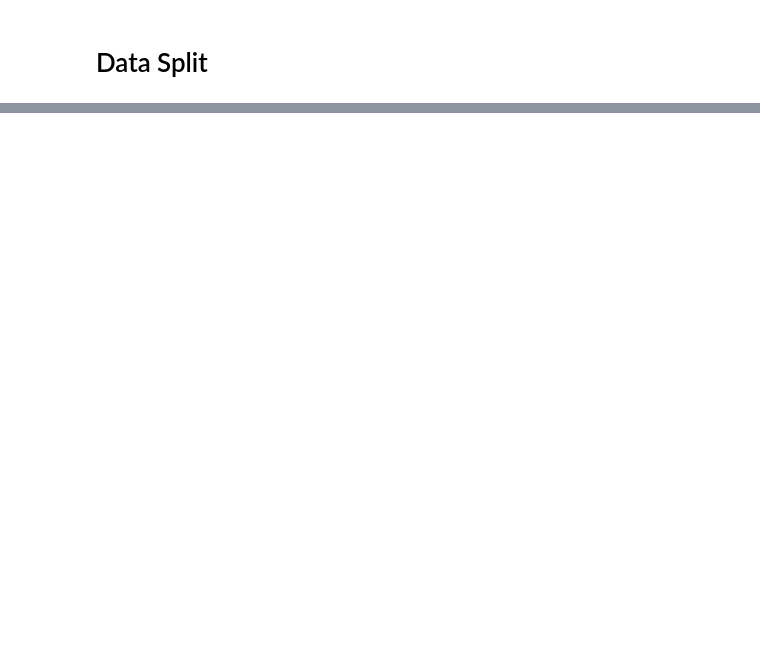
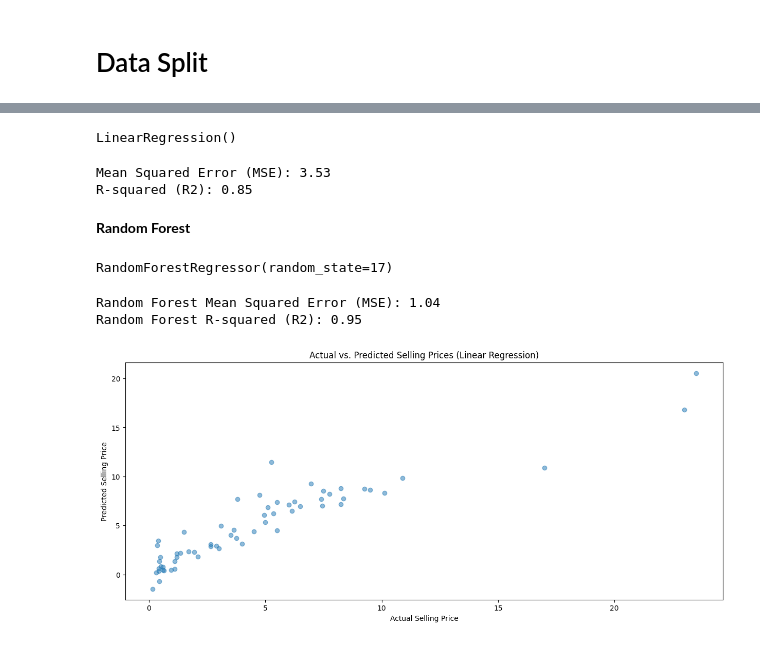
Before and after one commit to tanvirulislam912/OIBSIP, a Jupyter notebook: car-price-prediction.ipynb, the cells around one changed output, grey strips where cells are left out. Drawn from its saved outputs; the diff is of its cells as text; code cells hidden in the pictures; blank space fills up the shorter version.

```diff
--- a/car-price-prediction.ipynb
+++ b/car-price-prediction.ipynb
@@ -326,0 +323,2 @@ y.head()
+# %%
+X_train, X_test, Y_train, Y_test = train_test_split(X, Y, test_size = 0.2, random_state=42)
@@ -326,0 +343,50 @@ y.head()
+# %%
+model = LinearRegression()
+model.fit(X_train, Y_train)
+# %% [output]
+LinearRegression()
+# %%
+
+model = LinearRegression()
+model.fit(X_train, Y_train)
+
+
+Y_pred = model.predict(X_test)
+
+
+mse = mean_squared_error(Y_test, Y_pred)
+r2 = r2_score(Y_test, Y_pred)
+
+print(f"Mean Squared Error (MSE): {mse:.2f}")
+print(f"R-squared (R2): {r2:.2f}")
+# %% [output]
+Mean Squared Error (MSE): 3.53
+R-squared (R2): 0.85
+# %% [markdown]
+**Random Forest**
+# %%
+from sklearn.ensemble import RandomForestRegressor
+rf_model = RandomForestRegressor(random_state=17)
+rf_model.fit(X_train, Y_train)
+# %% [output]
+RandomForestRegressor(random_state=17)
+# %%
+rf_Y_pred = rf_model.predict(X_test)
+
+
+rf_mse = mean_squared_error(Y_test, rf_Y_pred)
+rf_r2 = r2_score(Y_test, rf_Y_pred)
+print(f"Random Forest Mean Squared Error (MSE): {rf_mse:.2f}")
+print(f"Random Forest R-squared (R2): {rf_r2:.2f}")
+# %% [output]
+Random Forest Mean Squared Error (MSE): 1.04
+Random Forest R-squared (R2): 0.95
+# %%
+plt.figure(figsize=(15, 6))
+plt.scatter(Y_test, Y_pred, alpha=0.5)
+plt.xlabel('Actual Selling Price')
+plt.ylabel('Predicted Selling Price')
+plt.title('Actual vs. Predicted Selling Prices (Linear Regression)')
+plt.show()
+# %% [output]
+[figure, added]
```
Also changed, not shown: parts of 19 cells of this notebook.
